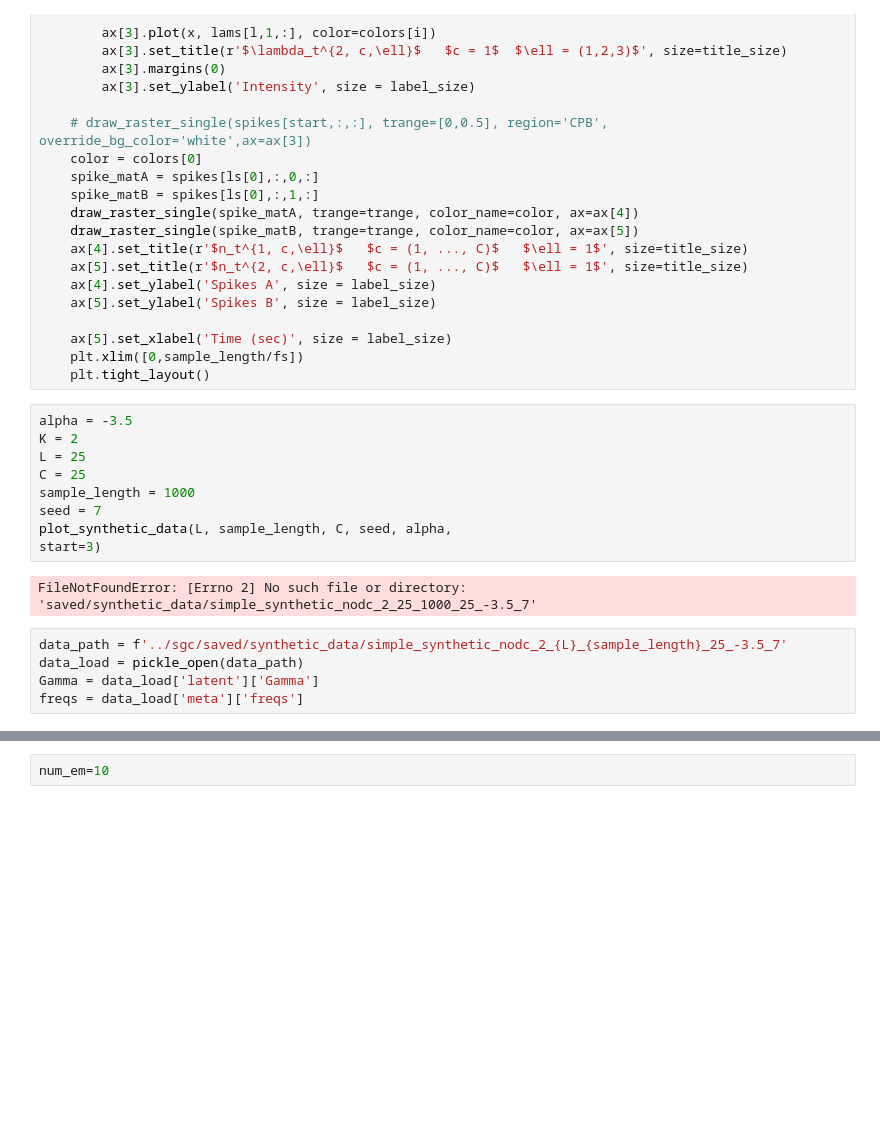
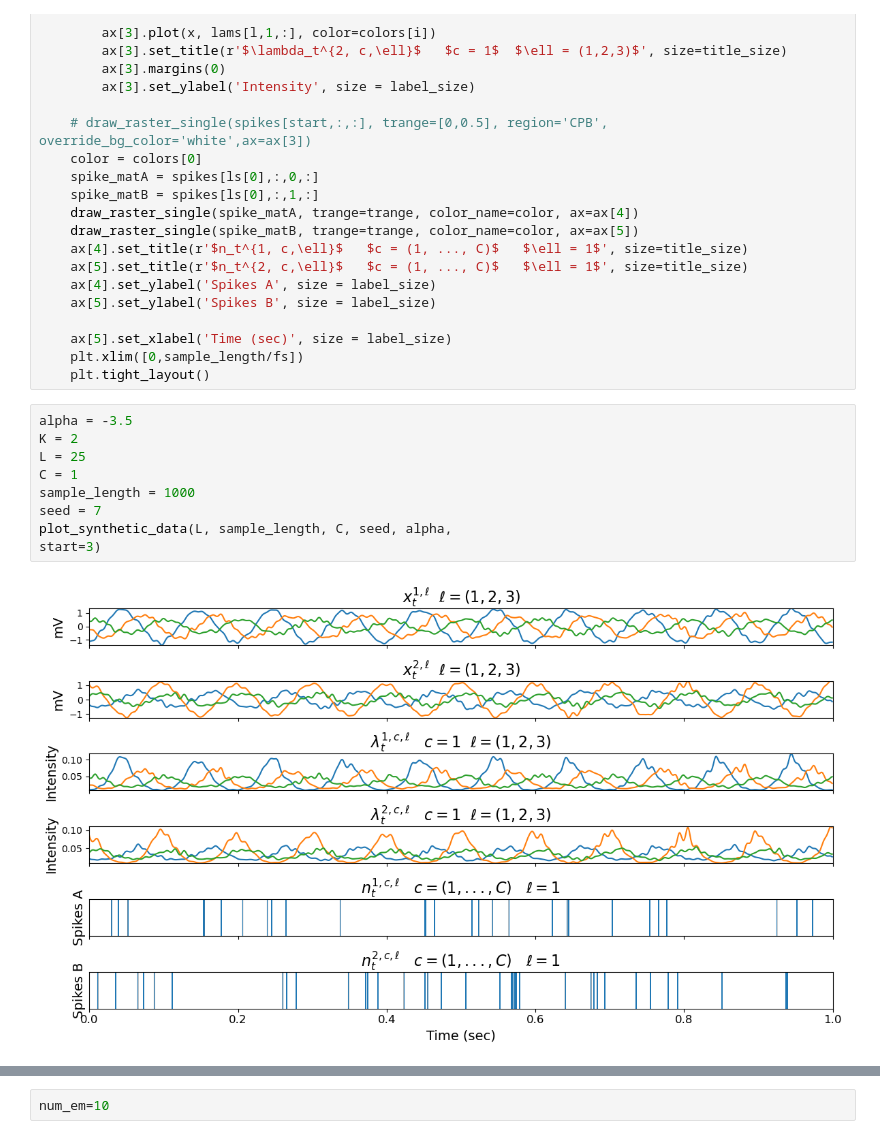
Before and after one commit to Stephen-Lab-BU/sgc, a Jupyter notebook: experiments/sgc-poisson/view_synthetic2_nodc.ipynb, the cells around one changed output, grey strips where cells are left out. Cells and saved outputs as stored; diff of their text form; blank space fills up the shorter version.

```diff
--- a/experiments/sgc-poisson/view_synthetic2_nodc.ipynb
+++ b/experiments/sgc-poisson/view_synthetic2_nodc.ipynb
@@ -72,16 +72,11 @@ def plot_synthetic_data(L, sample_length, C, seed, alpha, fs=1000, start=0):
 # %%
 alpha = -3.5
 K = 2
 L = 25
-C = 25
+C = 1
 sample_length = 1000
 seed = 7
 plot_synthetic_data(L, sample_length, C, seed, alpha,
 start=3)
 # %% [output]
-FileNotFoundError: [Errno 2] No such file or directory: 'saved/synthetic_data/simple_synthetic_nodc_2_25_1000_25_-3.5_7'
+[figure, added]
-# %%
-data_path = f'../sgc/saved/synthetic_data/simple_synthetic_nodc_2_{L}_{sample_length}_25_-3.5_7'
-data_load = pickle_open(data_path)
-Gamma = data_load['latent']['Gamma']
-freqs = data_load['meta']['freqs']
```
Also changed, not shown: parts of 5 cells of this notebook, 14 other files.
